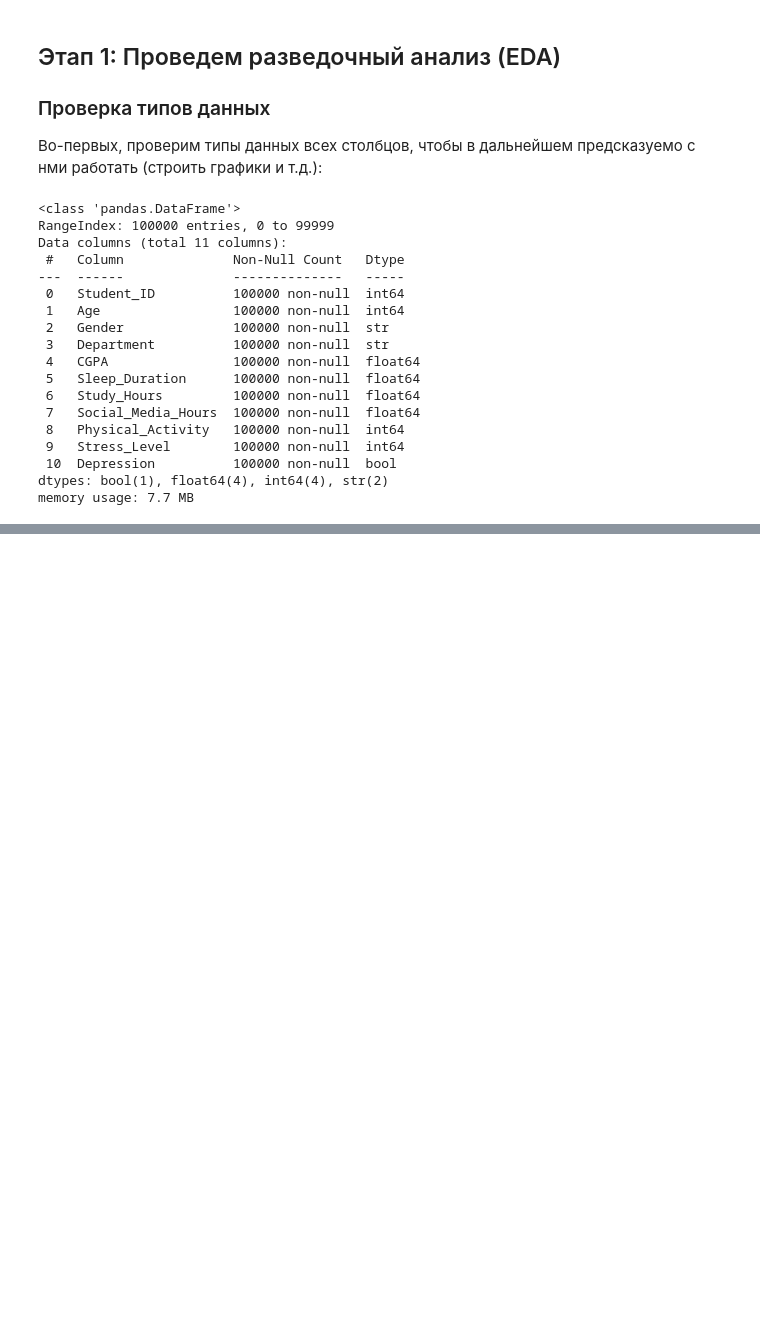
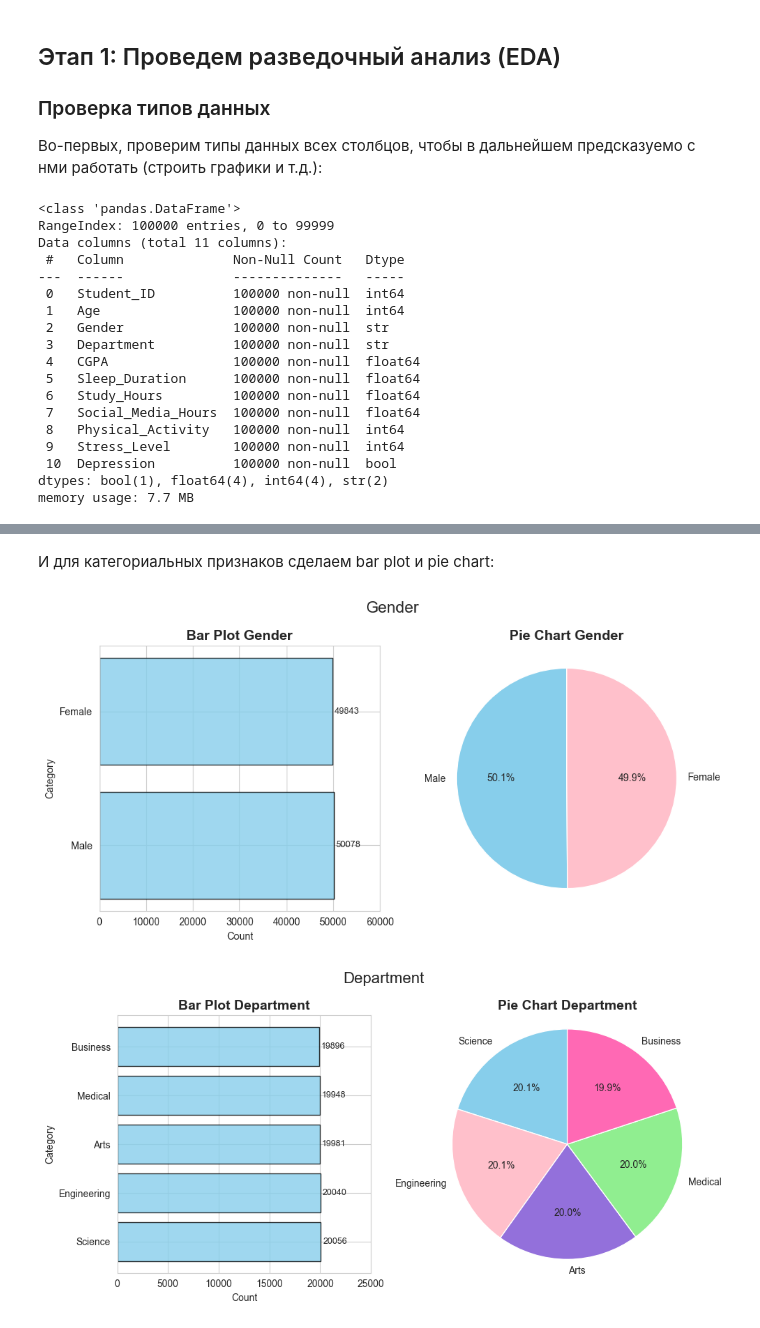
Before and after one commit to miniMlena/MAI_ML_lab1, a Jupyter notebook: task.ipynb, the cells around one changed output, grey strips where cells are left out. Cells and saved outputs as stored; diff of their text form; code cells hidden in the pictures; blank space fills up the shorter version.

```diff
--- a/task.ipynb
+++ b/task.ipynb
@@ -152,0 +284,39 @@ numeric_cols = df.select_dtypes()
+# %% [markdown]
+И для категориальных признаков сделаем bar plot и pie chart:
+# %%
+cat_columns = df.select_dtypes(include='str').columns.tolist()
+
+for col in cat_columns:
+    fig, axes = plt.subplots(1, 2, figsize=(10, 5))
+    sns.set_style("whitegrid")
+    counted_data = df[col].value_counts()
+
+    # bar plot
+    bars = axes[0].barh(counted_data.index, counted_data.values,
+                        color='skyblue', edgecolor='black', alpha=0.8)
+    axes[0].set_title(f'Bar Plot {col}', fontsize=14, fontweight='bold')
+    axes[0].set_xlabel('Count')
+    axes[0].set_ylabel('Category')
+
+    for bar in bars:
+       width = bar.get_width()
+       axes[0].text(width + max(counted_data.values) * 0.01,
+                     bar.get_y() + bar.get_height()/2,
+                     f'{int(width)}',
+                     va='center', fontsize=9)
+    axes[0].set_xlim(0, 60000 if col=='Gender' else 25000)
+
+    # pie chart
+    axes[1].pie(counted_data.values, labels=counted_data.index,
+           colors=['skyblue', 'pink', 'mediumpurple', 'lightgreen', 'hotpink'],
+           autopct='%1.1f%%', startangle=90)
+    axes[1].axis('equal')
+    axes[1].set_title(f'Pie Chart {col}', fontsize=14, fontweight='bold')
+
+
+    plt.suptitle(col, fontsize=16)
+    plt.tight_layout()
+    plt.show()
+# %% [output]
+[figure, added]
+[figure, added]
```
Also changed, not shown: parts of 20 cells of this notebook.
